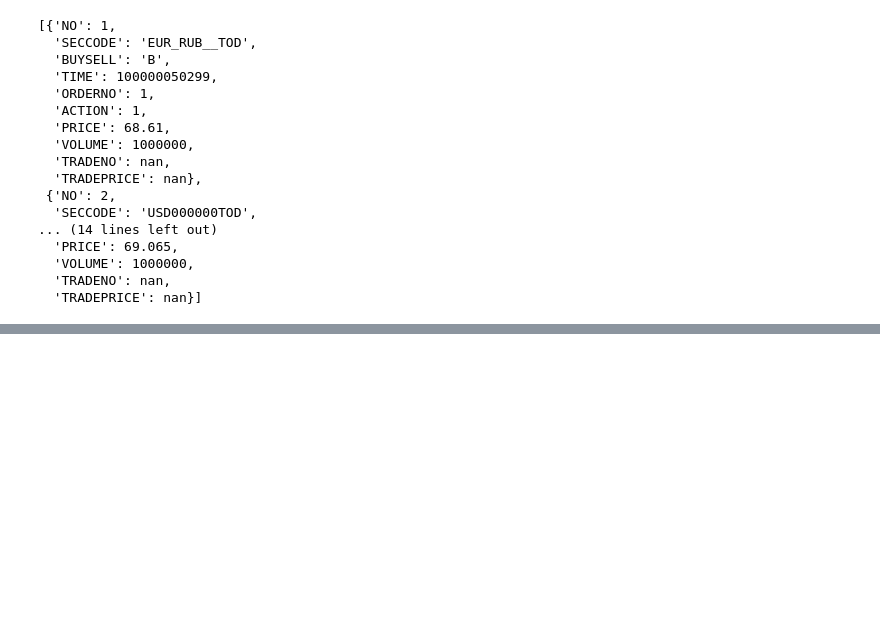
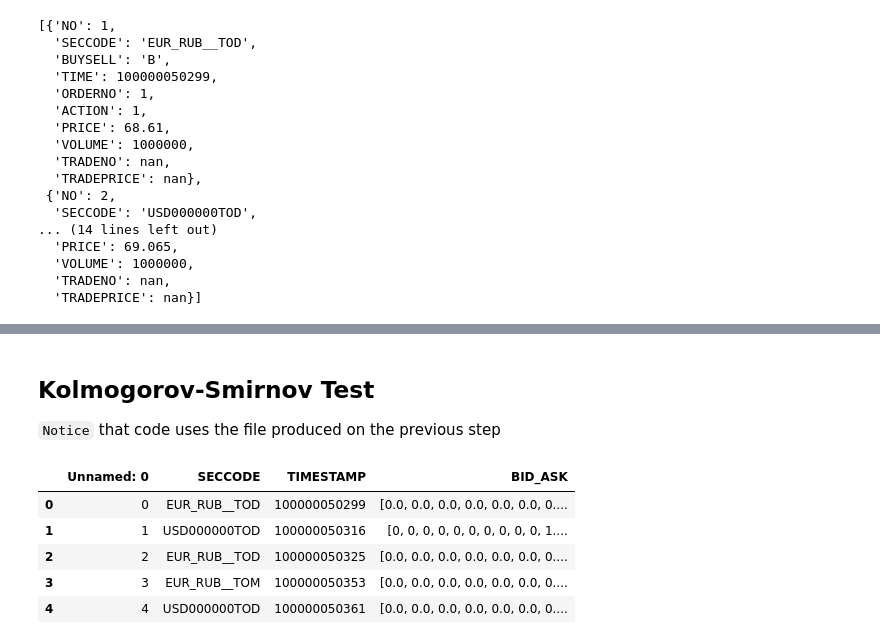
Before and after one commit to rrufina/data-mining, a Jupyter notebook: main_code.ipynb, the cells around one changed output, grey strips where cells are left out. Cells and saved outputs as stored; diff of their text form; code cells hidden in the pictures; blank space fills up the shorter version.

Commit message:
+ks test

```diff
--- a/main_code.ipynb
+++ b/main_code.ipynb
@@ -646,0 +567,15 @@ REVOKE
+# %% [markdown]
+## Kolmogorov-Smirnov Test
+
+`Notice` that code uses the file produced on the previous step
+# %%
+df_spec = pd.read_csv('spectrum.csv')
+
+df_spec.head()
+# %% [output]
+|  | Unnamed: 0 | SECCODE | TIMESTAMP | BID_ASK |
+| 0 | 0 | EUR_RUB__TOD | 100000050299 | [0.0, 0.0, 0.0, 0.0, 0.0, 0.0, 0.... |
+| 1 | 1 | USD000000TOD | 100000050316 | [0, 0, 0, 0, 0, 0, 0, 0, 0, 0, 1.... |
+| 2 | 2 | EUR_RUB__TOD | 100000050325 | [0.0, 0.0, 0.0, 0.0, 0.0, 0.0, 0.... |
+| 3 | 3 | EUR_RUB__TOM | 100000050353 | [0.0, 0.0, 0.0, 0.0, 0.0, 0.0, 0.... |
+| 4 | 4 | USD000000TOD | 100000050361 | [0.0, 0.0, 0.0, 0.0, 0.0, 0.0, 0.... |
```
Also changed, not shown: parts of 16 cells of this notebook.
